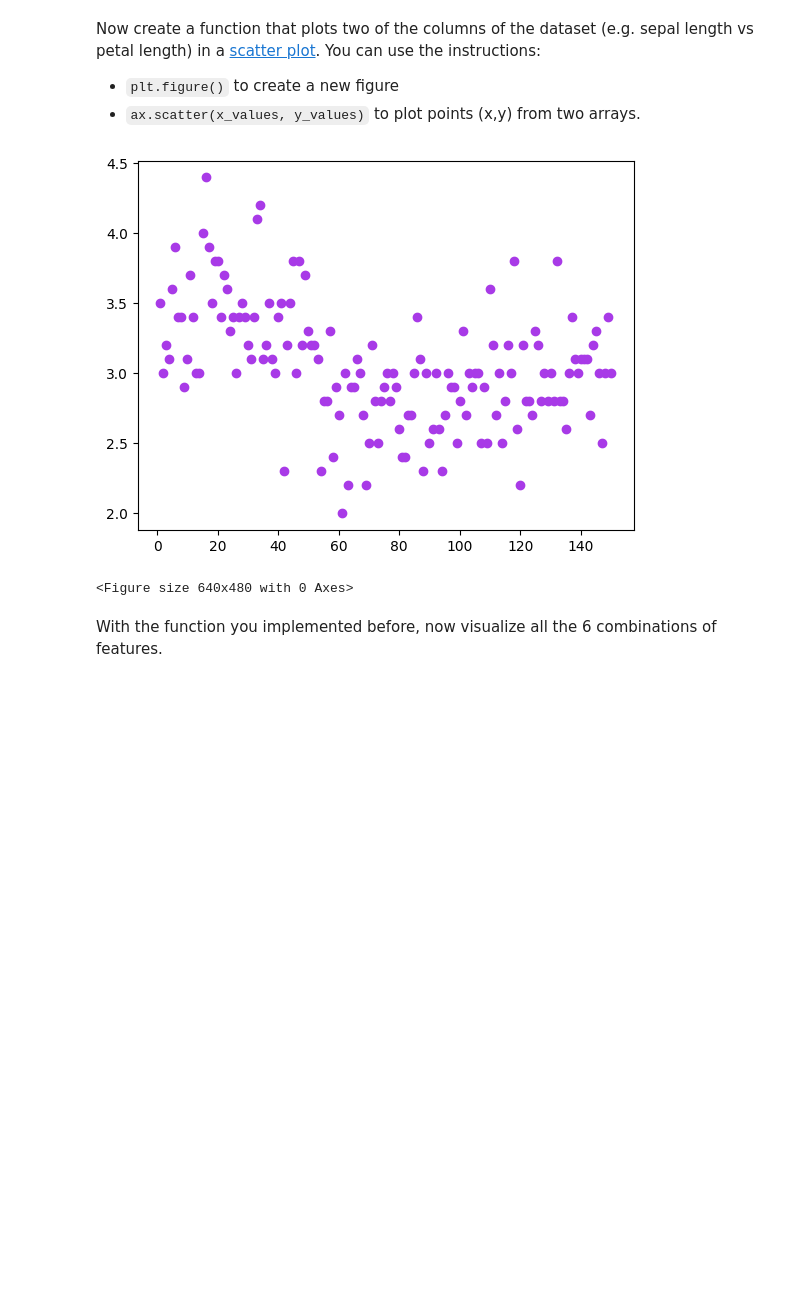
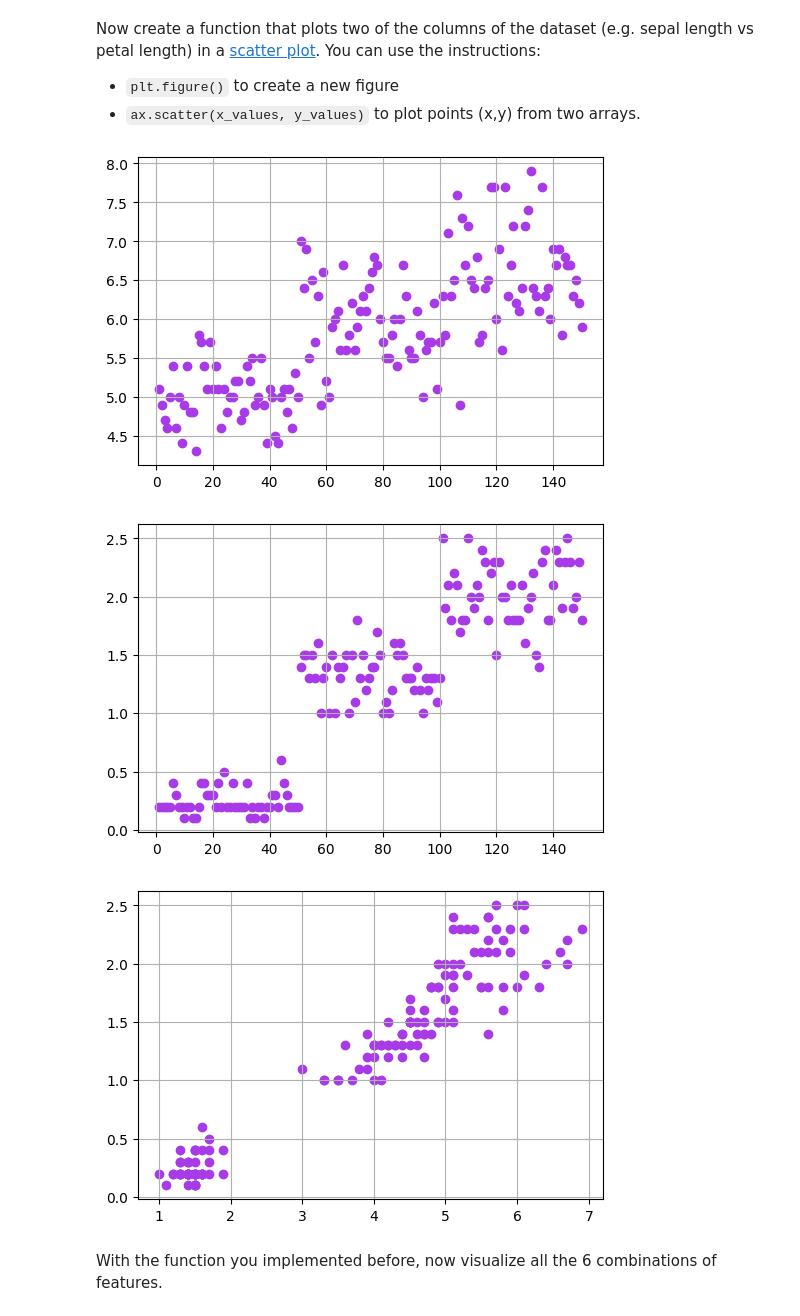
Before and after one commit to cristoge/ai_projects, a Jupyter notebook: ML/iris/src/intro ML - Iris Dataset.ipynb, the cells around one changed output. Drawn from its saved outputs; the diff is of its cells as text; code cells hidden in the pictures; blank space fills up the shorter version.

```diff
--- a/ML/iris/src/intro ML - Iris Dataset.ipynb
+++ b/ML/iris/src/intro ML - Iris Dataset.ipynb
@@ -59,18 +60,21 @@ Now create a function that plots two of the columns of the dataset (e.g. sepal l
 *   `plt.figure()` to create a new figure
 *   `ax.scatter(x_values, y_values)` to plot points (x,y) from two arrays.
 # %%
-# ===============#
-# YOUR CODE HERE #
-# ===============#
-x = arr[:, 0]
-y = arr[:, 2]
-plt.scatter(x, y, color="#A83AE7")
-fig = plt.figure()
+def visualize_features(iris,num1:int,num2:int):
+  x = iris[:, num1]
+  y = iris[:, num2]
+
+  plt.figure(figsize=(6, 4))
+  plt.scatter(x, y, color="#A83AE7")
+  plt.grid(True)
-# %% [output]
-[figure, removed]
-<Figure size 640x480 with 0 Axes>
 # %%
-visualize_features(iris, 0,2)
+visualize_features(arr, 0,1)
+visualize_features(arr, 0,4)
+visualize_features(arr, 3,4)
+# %% [output]
+[figure, added]
+[figure, added]
+[figure, added]
 # %% [markdown]
 With the function you implemented before, now visualize all the 6 combinations of features.
 # %%
```
Also changed, not shown: parts of 2 cells of this notebook.
